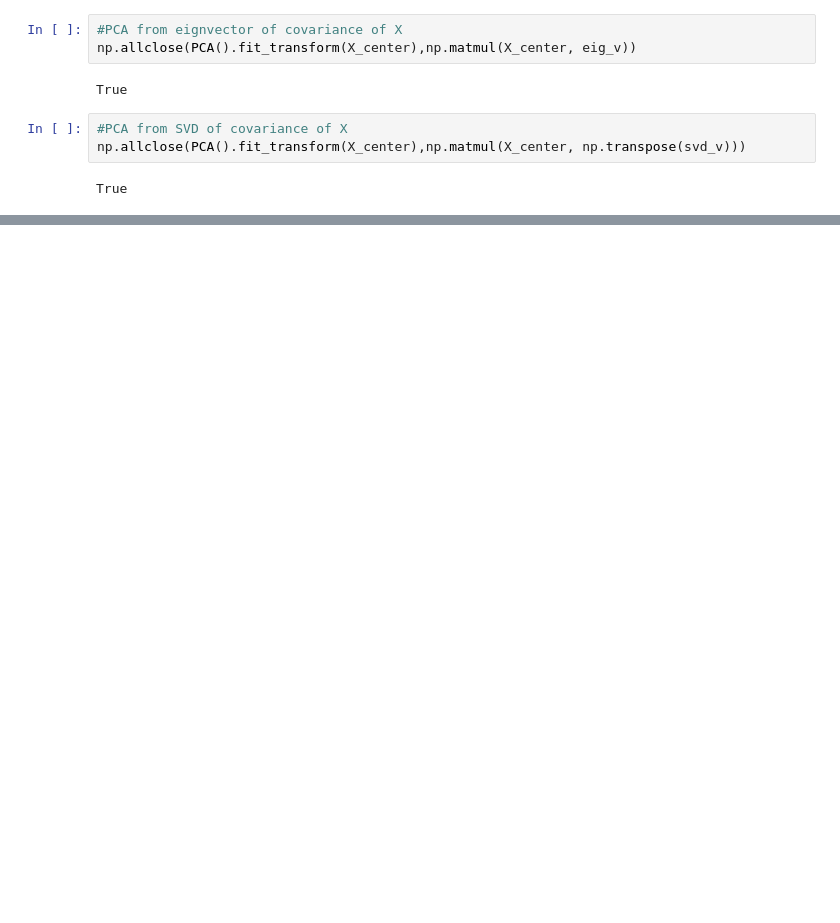
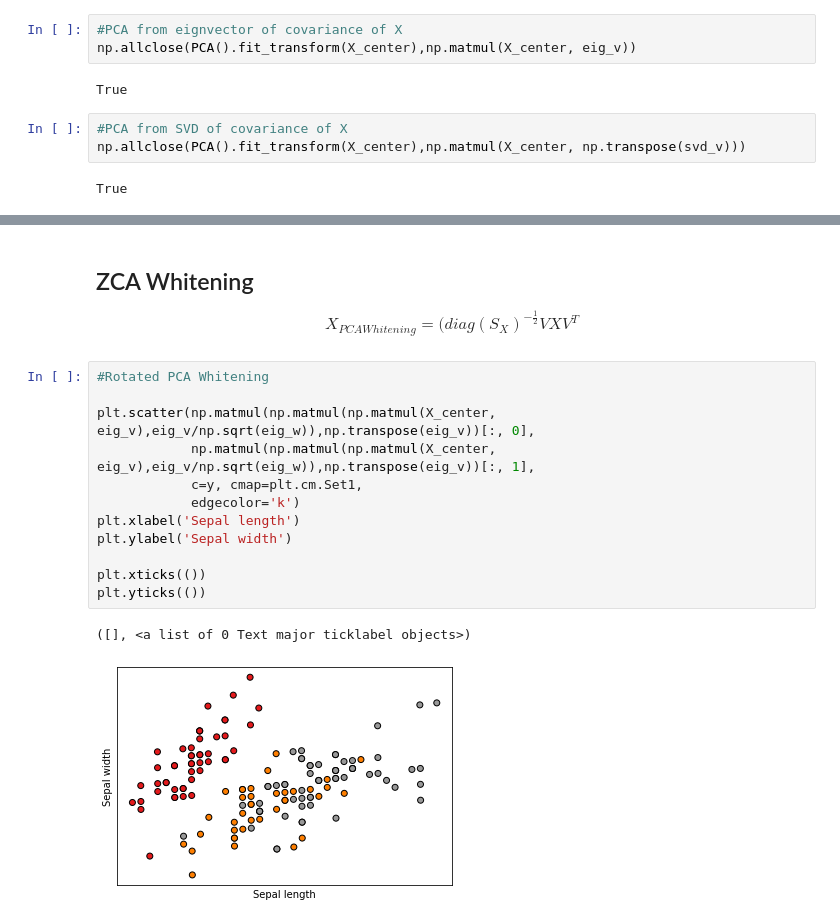
Before and after one commit to DavidKwon91/MathematicsBehindAlgorithms, a Jupyter notebook: PCA/PCA_python.ipynb, the cells around one changed output, grey strips where cells are left out. Drawn from its saved outputs; the diff is of its cells as text; blank space fills up the shorter version.

```diff
--- a/PCA/PCA_python.ipynb
+++ b/PCA/PCA_python.ipynb
@@ -93,0 +150,19 @@ True
+# %% [markdown]
+## ZCA Whitening
+
+$$X_{PCA Whitening} = (diag(S_{X})^{-\frac{1}{2}} VXV^{T}$$
+# %%
+#Rotated PCA Whitening
+
+plt.scatter(np.matmul(np.matmul(np.matmul(X_center, eig_v),eig_v/np.sqrt(eig_w)),np.transpose(eig_v))[:, 0],
+            np.matmul(np.matmul(np.matmul(X_center, eig_v),eig_v/np.sqrt(eig_w)),np.transpose(eig_v))[:, 1],
+            c=y, cmap=plt.cm.Set1,
+            edgecolor='k')
+plt.xlabel('Sepal length')
+plt.ylabel('Sepal width')
+
+plt.xticks(())
+plt.yticks(())
+# %% [output]
+([], <a list of 0 Text major ticklabel objects>)
+[figure, added]
```
Also changed, not shown: parts of 9 cells of this notebook.
